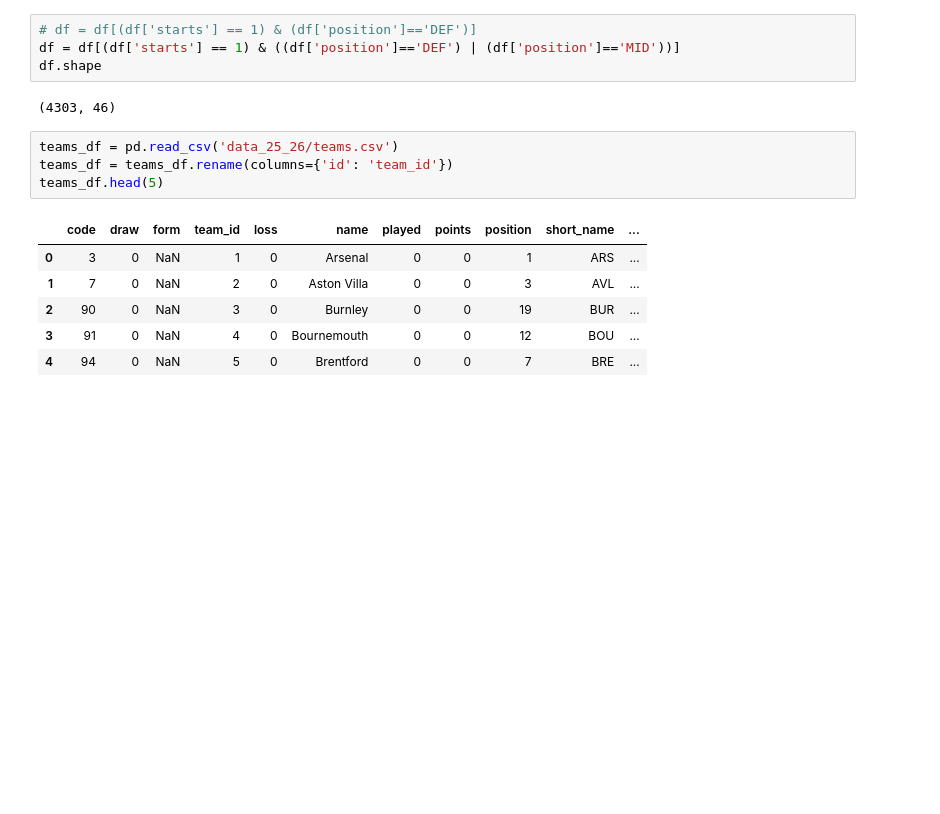
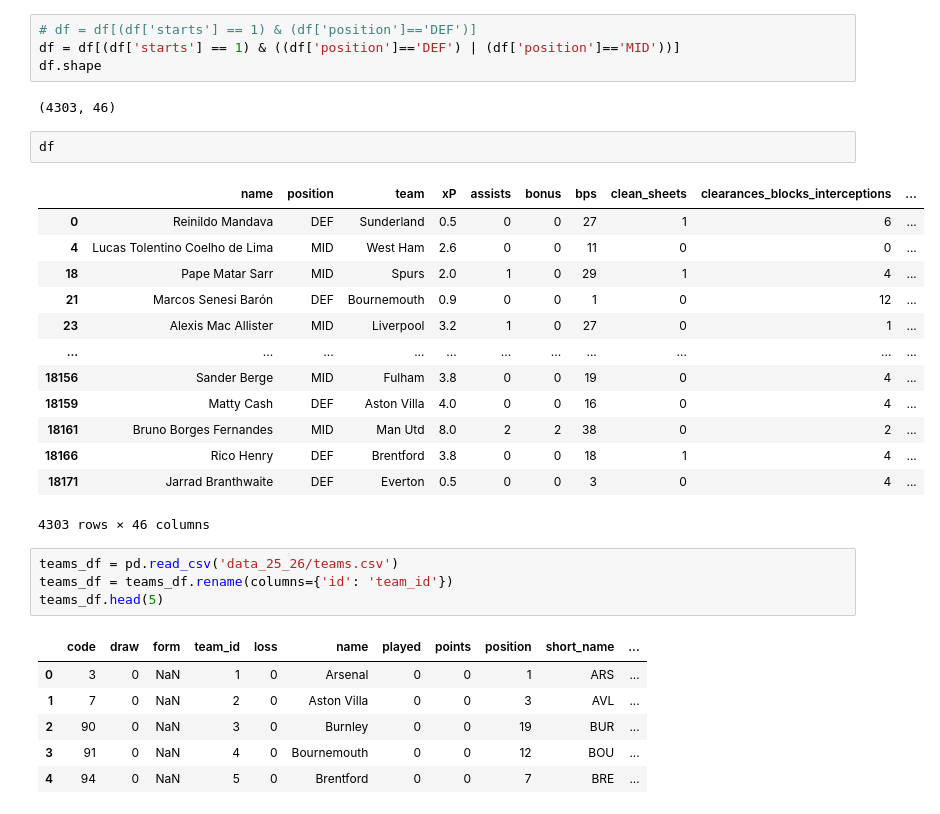
Before and after one commit to mnovgorodtsev/ML_FantasyPL, a Jupyter notebook: data_scratcher/data/EDA.ipynb, the cells around one changed output. Saved outputs shown, nothing was run; the diff lists cells and outputs as text; blank space fills up the shorter version.

```diff
--- a/data_scratcher/data/EDA.ipynb
+++ b/data_scratcher/data/EDA.ipynb
@@ -39,6 +39,22 @@ df = df[(df['starts'] == 1) & ((df['position']=='DEF') | (df['position']=='MID')
 df.shape
 # %% [output]
 (4303, 46)
+# %%
+df
+# %% [output]
+|  | name | position | team | xP | assists | bonus | bps | clean_sheets | clearances_blocks_interceptions | ... |
+| 0 | Reinildo Mandava | DEF | Sunderland | 0.5 | 0 | 0 | 27 | 1 | 6 | ... |
+| 4 | Lucas Tolentino Coelho de Lima | MID | West Ham | 2.6 | 0 | 0 | 11 | 0 | 0 | ... |
+| 18 | Pape Matar Sarr | MID | Spurs | 2.0 | 1 | 0 | 29 | 1 | 4 | ... |
+| 21 | Marcos Senesi Barón | DEF | Bournemouth | 0.9 | 0 | 0 | 1 | 0 | 12 | ... |
+| 23 | Alexis Mac Allister | MID | Liverpool | 3.2 | 1 | 0 | 27 | 0 | 1 | ... |
+| ... | ... | ... | ... | ... | ... | ... | ... | ... | ... | ... |
+| 18156 | Sander Berge | MID | Fulham | 3.8 | 0 | 0 | 19 | 0 | 4 | ... |
+| 18159 | Matty Cash | DEF | Aston Villa | 4.0 | 0 | 0 | 16 | 0 | 4 | ... |
+| 18161 | Bruno Borges Fernandes | MID | Man Utd | 8.0 | 2 | 2 | 38 | 0 | 2 | ... |
+| 18166 | Rico Henry | DEF | Brentford | 3.8 | 0 | 0 | 18 | 1 | 4 | ... |
+| 18171 | Jarrad Branthwaite | DEF | Everton | 0.5 | 0 | 0 | 3 | 0 | 4 | ... |
+4303 rows × 46 columns
 # %%
 teams_df = pd.read_csv('data_25_26/teams.csv')
 teams_df = teams_df.rename(columns={'id': 'team_id'})
```
Also changed, not shown: parts of 11 cells of this notebook, 9 other files.
